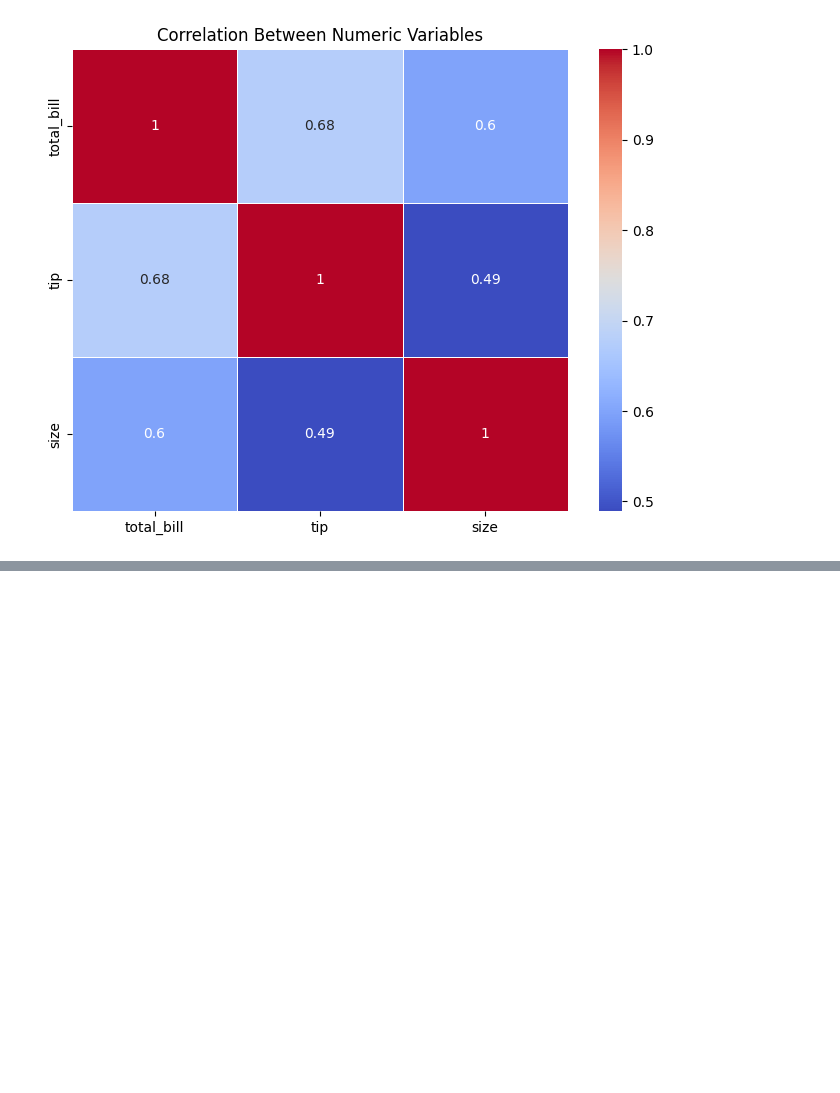
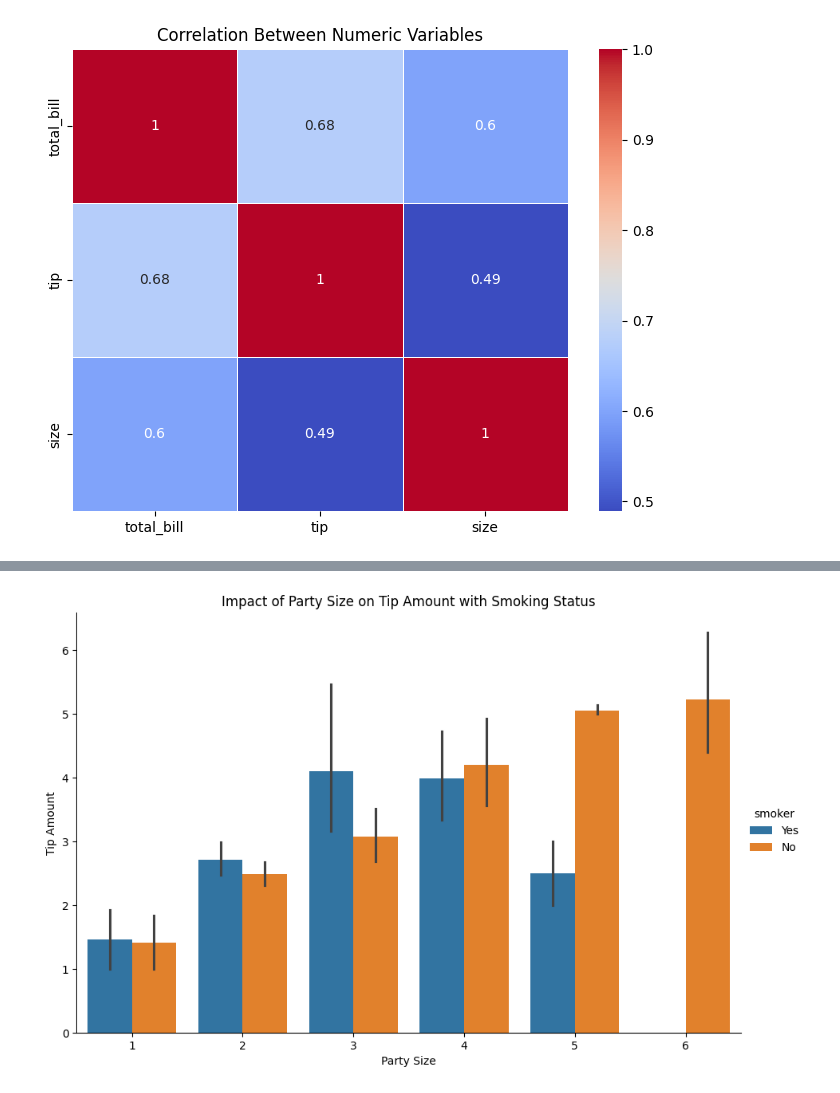
Before and after one commit to Mohibullah16/DataVisualizationLab05, a Jupyter notebook: lab5_Fa22_bds_021.ipynb, the cells around one changed output, grey strips where cells are left out. Cells and saved outputs as stored; diff of their text form; code cells hidden in the pictures; blank space fills up the shorter version.

```diff
--- a/lab5_Fa22_bds_021.ipynb
+++ b/lab5_Fa22_bds_021.ipynb
@@ -63,0 +69,8 @@ plt.show()
+# %%
+sns.barplot(x='size', y='tip', hue='smoker', data=restaurant_data, height=6, aspect=1.5)
+plt.title('Impact of Party Size on Tip Amount with Smoking Status')
+plt.xlabel('Party Size')
+plt.ylabel('Tip Amount')
+plt.show()
+# %% [output]
+[figure, added]
```
Also changed, not shown: parts of 1 cell of this notebook.
